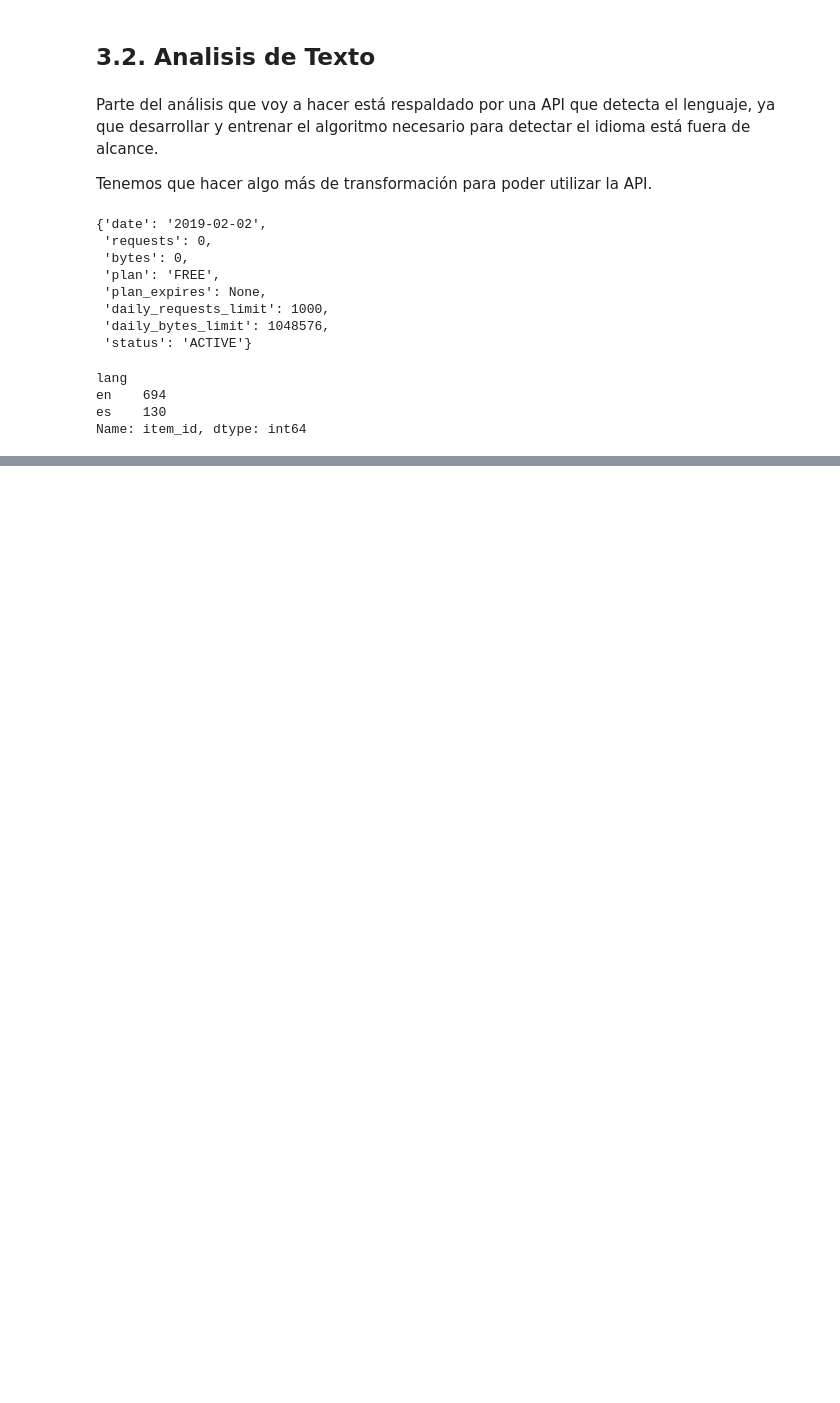
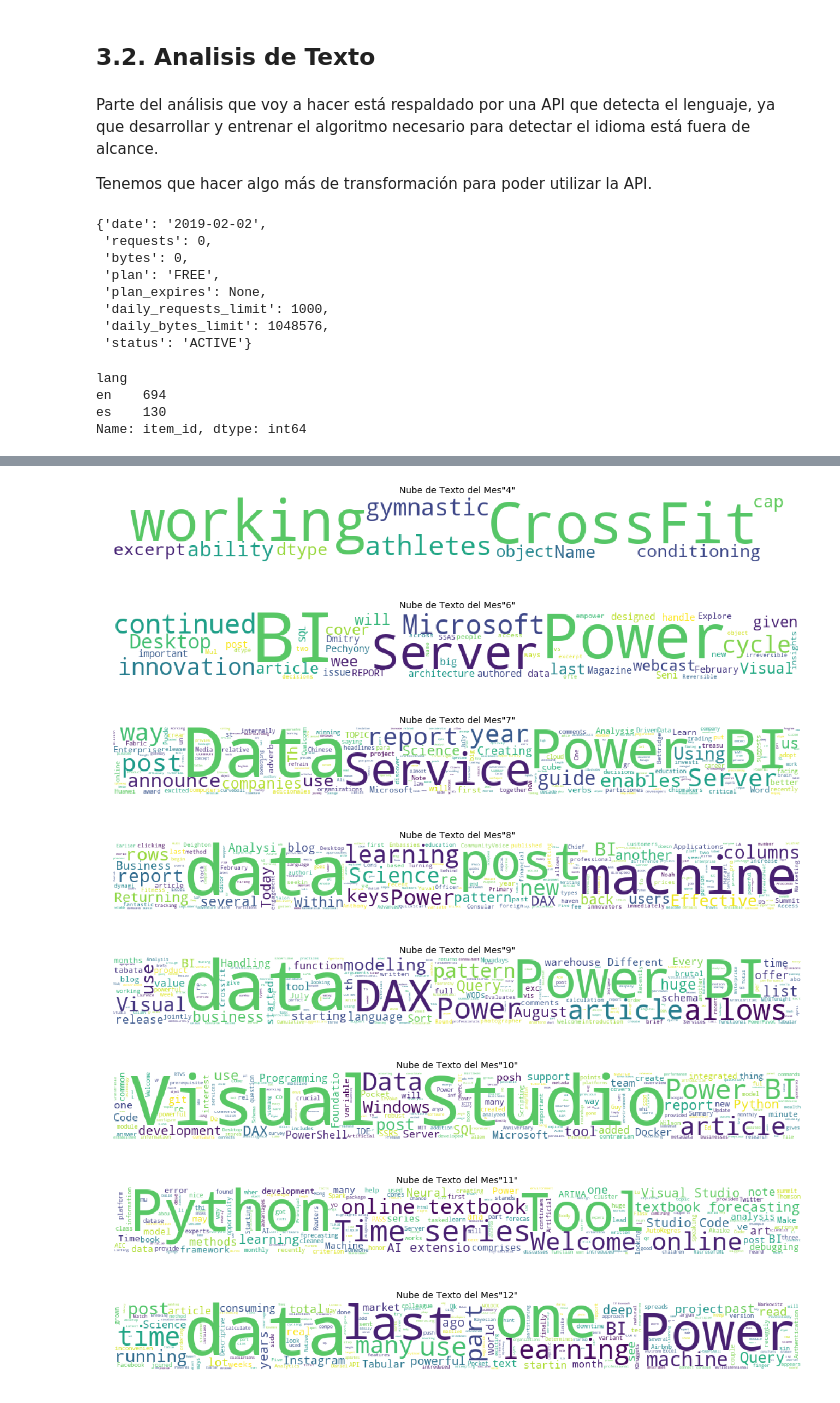
Before and after one commit to manito969/Portfolio, a Jupyter notebook: Pocket_Analysis/Pocket Analysis_es.ipynb, the cells around one changed output, grey strips where cells are left out. Drawn from its saved outputs; the diff is of its cells as text; code cells hidden in the pictures; blank space fills up the shorter version.

```diff
--- a/Pocket_Analysis/Pocket Analysis_es.ipynb
+++ b/Pocket_Analysis/Pocket Analysis_es.ipynb
@@ -328,4 +323,33 @@ df_2018_En =df_2018[df_2018['lang']=='en']
 df_2018_Es =df_2018[df_2018['lang']=='es']
 # %%
 meses = list(df_2018_En.groupby('mes')['mes'].count().index)
+# %%
+meses = list(df_2018_En.groupby('mes')['mes'].count().index)
+stopwords_en = set(STOPWORDS)
+
+def nube_mes(mes):
+    nube =   WordCloud(background_color='white',
+                         width=1000,
+                         height=100,
+                         stopwords=stopwords_en,
+                         max_words=500,
+                         max_font_size=100,
+                         random_state=42).generate(str(df_2018_En['excerpt'][df_2018_En['mes']== m]))
+    plt.figure(figsize=(20,3))
+    plt.imshow(nube)
+    plt.axis('off')
+    plt.title('Nube de Texto del Mes"{}"'.format(mes))
+    plt.show()
+
+for m in meses:
+    nube_mes(m)
+# %% [output]
+[figure, added]
+[figure, added]
+[figure, added]
+[figure, added]
+[figure, added]
+[figure, added]
+[figure, added]
+[figure, added]
 # %%
```
Also changed, not shown: parts of 12 cells of this notebook, 9 other files.
